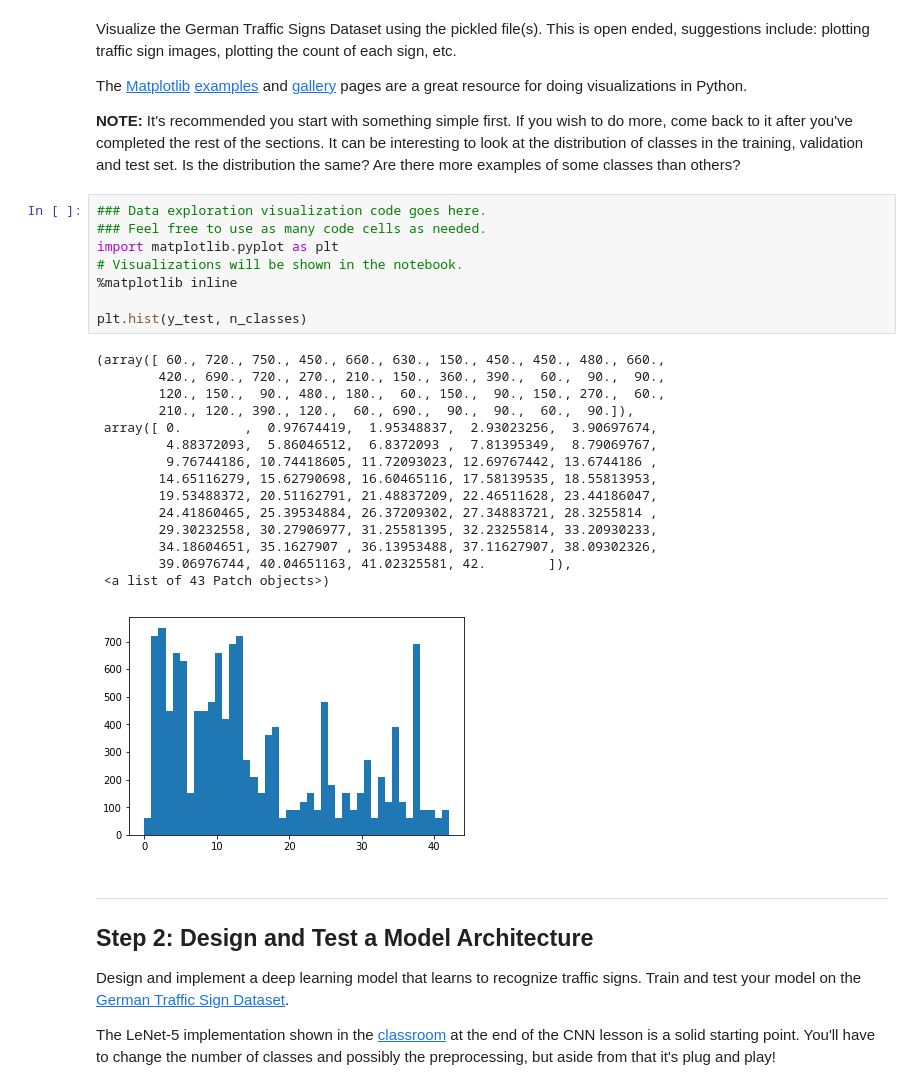
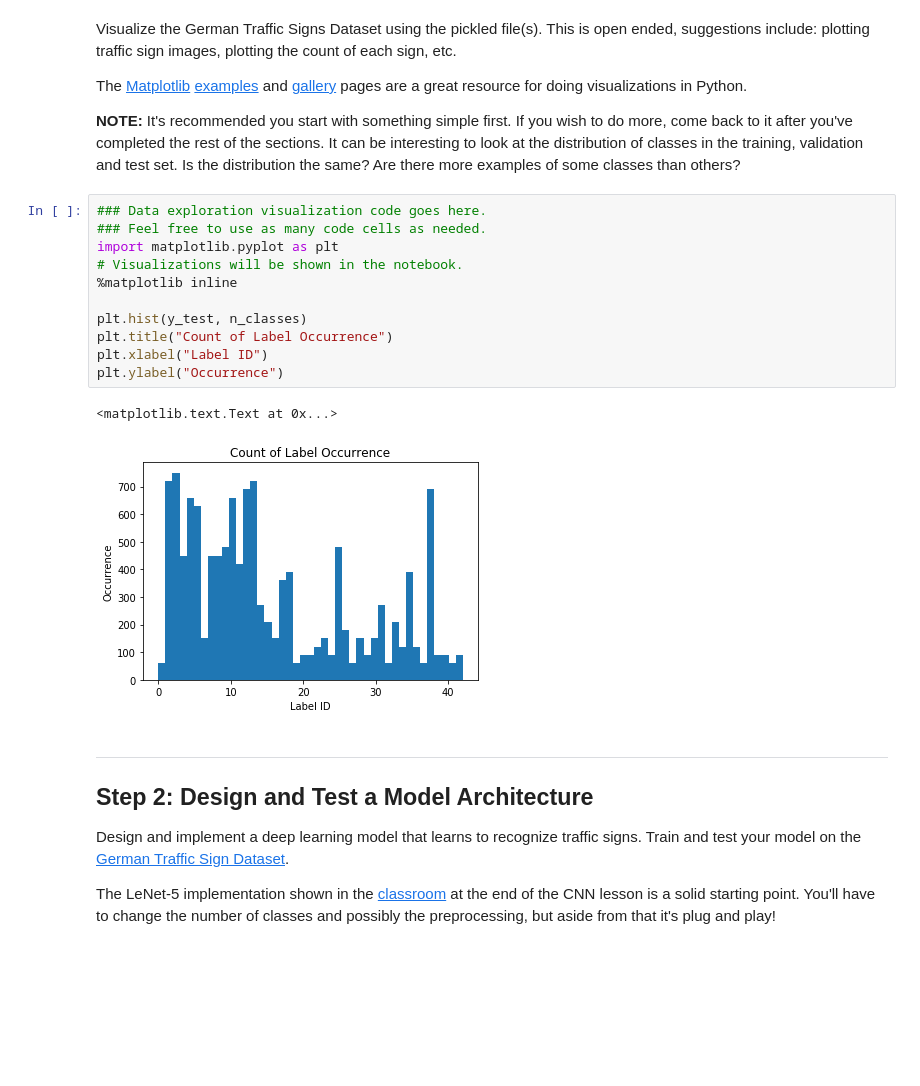
Before and after one commit to kimasenbeck/TrafficSignClassifier, a Jupyter notebook: Traffic_Sign_Classifier.ipynb, the cells around one changed output. Cells and saved outputs as stored; diff of their text form; blank space fills up the shorter version.

```diff
--- a/Traffic_Sign_Classifier.ipynb
+++ b/Traffic_Sign_Classifier.ipynb
@@ -98,27 +98,17 @@ The [Matplotlib](http://matplotlib.org/) [examples](http://matplotlib.org/exampl
 # %%
 ### Data exploration visualization code goes here.
 ### Feel free to use as many code cells as needed.
 import matplotlib.pyplot as plt
 # Visualizations will be shown in the notebook.
 %matplotlib inline
 
 plt.hist(y_test, n_classes)
+plt.title("Count of Label Occurrence")
+plt.xlabel("Label ID")
+plt.ylabel("Occurrence")
 # %% [output]
-(array([ 60., 720., 750., 450., 660., 630., 150., 450., 450., 480., 660.,
-        420., 690., 720., 270., 210., 150., 360., 390.,  60.,  90.,  90.,
-        120., 150.,  90., 480., 180.,  60., 150.,  90., 150., 270.,  60.,
-        210., 120., 390., 120.,  60., 690.,  90.,  90.,  60.,  90.]),
- array([ 0.        ,  0.97674419,  1.95348837,  2.93023256,  3.90697674,
-         4.88372093,  5.86046512,  6.8372093 ,  7.81395349,  8.79069767,
-         9.76744186, 10.74418605, 11.72093023, 12.69767442, 13.6744186 ,
-        14.65116279, 15.62790698, 16.60465116, 17.58139535, 18.55813953,
-        19.53488372, 20.51162791, 21.48837209, 22.46511628, 23.44186047,
-        24.41860465, 25.39534884, 26.37209302, 27.34883721, 28.3255814 ,
-        29.30232558, 30.27906977, 31.25581395, 32.23255814, 33.20930233,
-        34.18604651, 35.1627907 , 36.13953488, 37.11627907, 38.09302326,
-        39.06976744, 40.04651163, 41.02325581, 42.        ]),
- <a list of 43 Patch objects>)
+<matplotlib.text.Text at 0x...>
-[figure, old version]
+[figure, new version]
 # %% [markdown]
 ----
 
```
Also changed, not shown: parts of 6 cells of this notebook, 4 other files.
